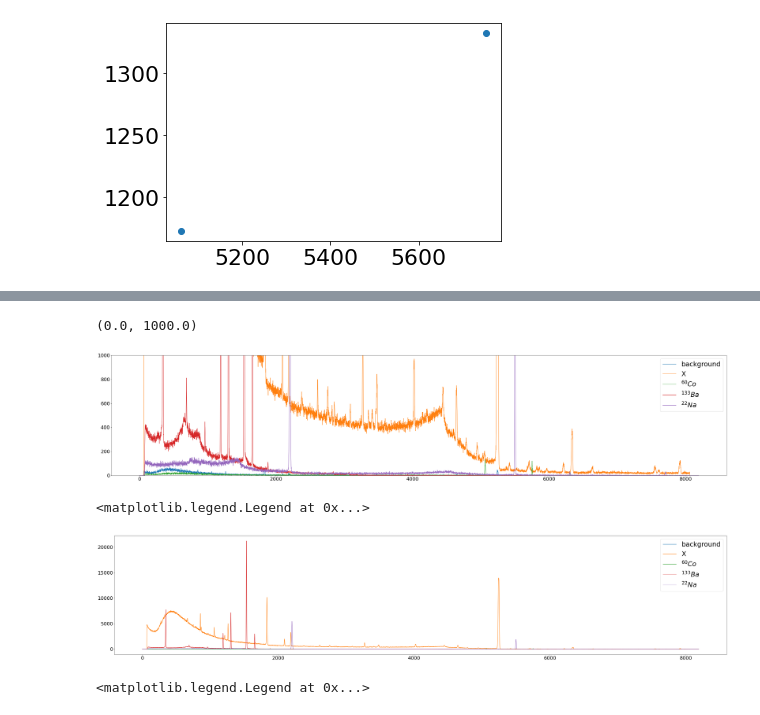
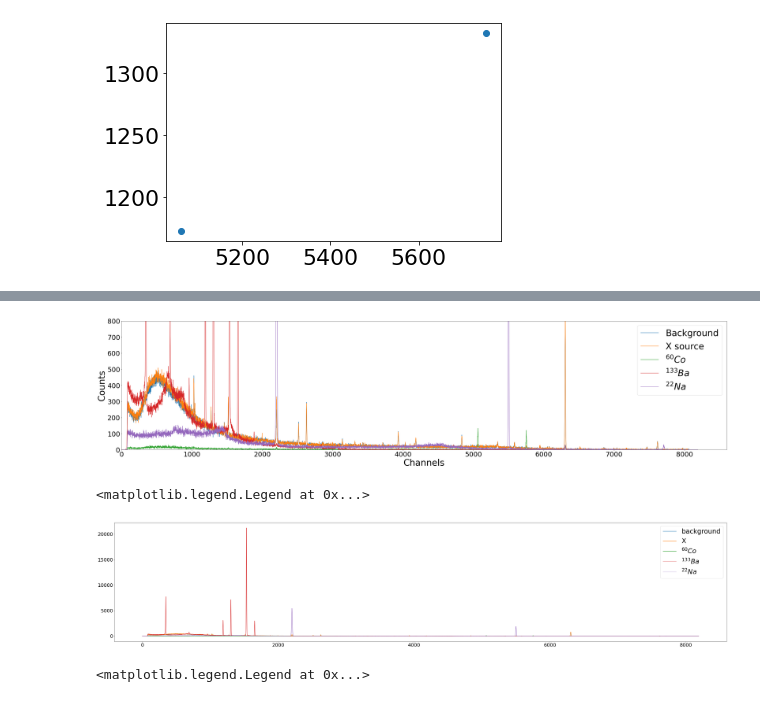
Before and after one commit to callum-mccracken/GRIDS_2022, a Jupyter notebook: HPGe/plot_FinalSpectra.ipynb, the cells around one changed output, grey strips where cells are left out. Drawn from its saved outputs; the diff is of its cells as text; code cells hidden in the pictures.

Commit message:
formating graph for write up

```diff
--- a/HPGe/plot_FinalSpectra.ipynb
+++ b/HPGe/plot_FinalSpectra.ipynb
@@ -33,19 +33,19 @@ def live_time(spe_filename):
 channels = np.arange(0, N_CHANNELS, 1)
 
 
-spectrum_co60 = read('final_runs/frun3_co60_live180s.Spe')
-spectrum_ba133 = read('final_runs/frun1_ba133_live180s.Spe')
-spectrum_na22 = read('final_runs/frun2_na22_live180s.Spe')
-spectrum_x = read('run7_mystery_source.Spe')
+spectrum_co60 = read('data/frun3_co60_live180s.Spe')
+spectrum_ba133 = read('data/frun1_ba133_live180s.Spe')
+spectrum_na22 = read('data/frun2_na22_live180s.Spe')
+spectrum_x = read('data/frun4_source_live5400s.Spe')
 
 #old
-spectrum_bkg = read('run3_background.Spe')
+spectrum_bkg = read('data/frun5_bkg_live5400s.Spe')
 
-live_time_co60 = live_time('final_runs/frun3_co60_live180s.Spe')
-live_time_ba133 = live_time('final_runs/frun1_ba133_live180s.Spe')
-live_time_na22 = live_time('final_runs/frun2_na22_live180s.Spe')
-live_time_x = live_time('run7_mystery_source.Spe')
-live_time_bkg = live_time('run3_background.Spe')
+live_time_co60 = live_time('data/frun3_co60_live180s.Spe')
+live_time_ba133 = live_time('data/frun1_ba133_live180s.Spe')
+live_time_na22 = live_time('data/frun2_na22_live180s.Spe')
+live_time_x = live_time('data/frun4_source_live5400s.Spe')
+live_time_bkg = live_time('data/frun5_bkg_live5400s.Spe')
 # %%
 plt.figure(figsize=(50, 10))
 
@@ -191,18 +191,23 @@ activity at 358.38461538461763 keV: 865.0330487503093
 # %%
-plt.figure(figsize=(50, 10))
+plt.figure(figsize=(40, 10))
 
-
-plt.plot(spectrum_bkg, label=r'background')
-plt.plot(spectrum_x, label=r'X')
+plt.plot(spectrum_bkg, label=r'Background')
+plt.plot(spectrum_x, label=r'X source')
 plt.plot(spectrum_co60, label=r'$^{60}Co$')
 plt.plot(spectrum_ba133, label=r'$^{133}Ba$')
 plt.plot(spectrum_na22, label=r'$^{22}Na$')
 
-plt.legend(fontsize=30)
-plt.ylim(0, 1000)
+plt.xlabel("Channels", fontsize=40)
+plt.ylabel("Counts", fontsize=40)
+plt.legend(fontsize=40)
+plt.xticks(fontsize=30)
+plt.yticks(fontsize=30)
+plt.ylim(0, 800)
+plt.xlim(0)
+plt.tight_layout()
+plt.savefig('rawSpectrum.png')
 # %% [output]
-(0.0, 1000.0)
-[figure, old version]
+[figure, new version]
 # %%
 plt.figure(figsize=(50, 10))
 
@@ -217,7 +222,7 @@ plt.legend(fontsize=30)
 # plt.ylim(0, 1000)
 # %% [output]
 <matplotlib.legend.Legend at 0x...>
-[figure, old version]
+[figure, new version]
 # %%
 plt.figure(figsize=(50, 10))
 
```
Also changed, not shown: parts of 10 cells of this notebook.
